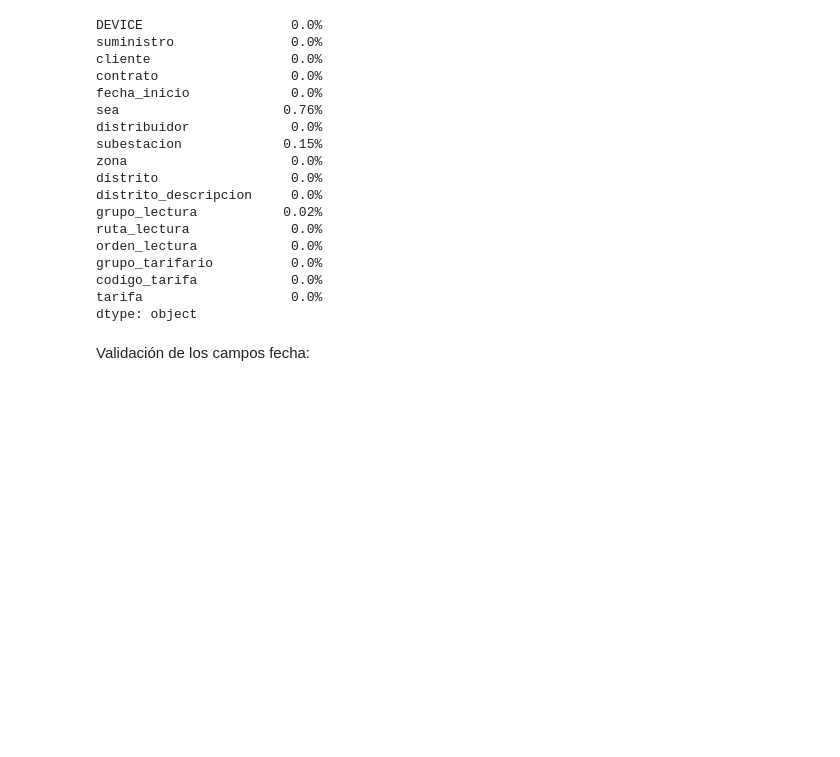
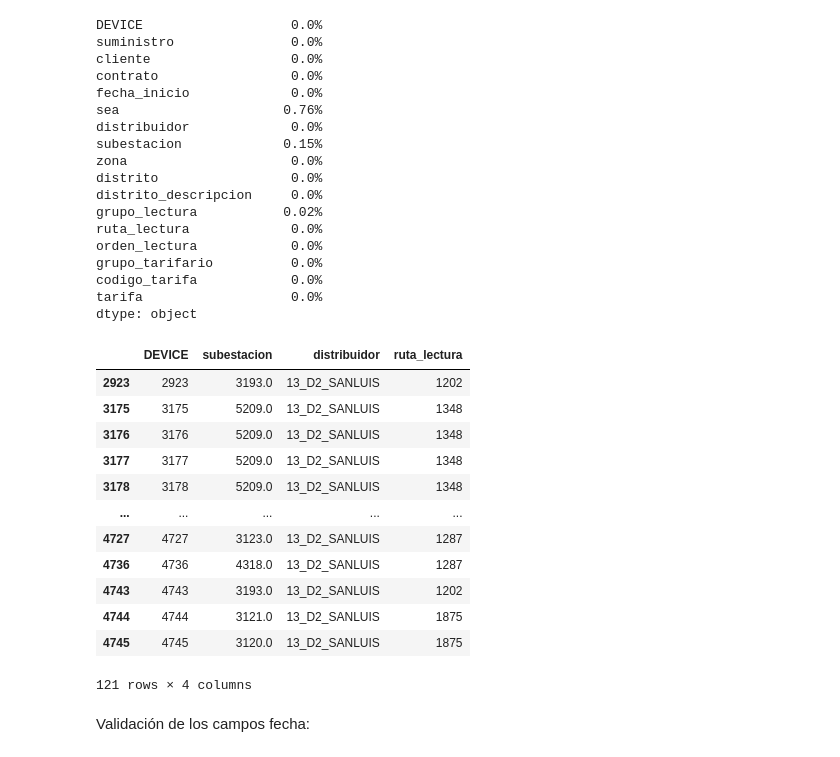
Before and after one commit to pasollipaula/DiplodatosMentoria, a Jupyter notebook: carga_datasets.ipynb, the cells around one changed output. Cells and saved outputs as stored; diff of their text form; code cells hidden in the pictures; blank space fills up the shorter version.

```diff
--- a/carga_datasets.ipynb
+++ b/carga_datasets.ipynb
@@ -208,6 +218,22 @@ grupo_tarifario          0.0%
 codigo_tarifa            0.0%
 tarifa                   0.0%
 dtype: object
+# %%
+qgis.loc[(qgis['distribuidor']=='13_D2_SANLUIS') ][['DEVICE','','subestacion','distribuidor','ruta_lectura']]
+# %% [output]
+|  | DEVICE | subestacion | distribuidor | ruta_lectura |
+| 2923 | 2923 | 3193.0 | 13_D2_SANLUIS | 1202 |
+| 3175 | 3175 | 5209.0 | 13_D2_SANLUIS | 1348 |
+| 3176 | 3176 | 5209.0 | 13_D2_SANLUIS | 1348 |
+| 3177 | 3177 | 5209.0 | 13_D2_SANLUIS | 1348 |
+| 3178 | 3178 | 5209.0 | 13_D2_SANLUIS | 1348 |
+| ... | ... | ... | ... | ... |
+| 4727 | 4727 | 3123.0 | 13_D2_SANLUIS | 1287 |
+| 4736 | 4736 | 4318.0 | 13_D2_SANLUIS | 1287 |
+| 4743 | 4743 | 3193.0 | 13_D2_SANLUIS | 1202 |
+| 4744 | 4744 | 3121.0 | 13_D2_SANLUIS | 1875 |
+| 4745 | 4745 | 3120.0 | 13_D2_SANLUIS | 1875 |
+121 rows × 4 columns
 # %%
 # TODO:
 # Hacer una imputación con SimpleImputer usando la moda para cada tupla distribuidor y ruta_lectura
```
Also changed, not shown: parts of 5 cells of this notebook.
